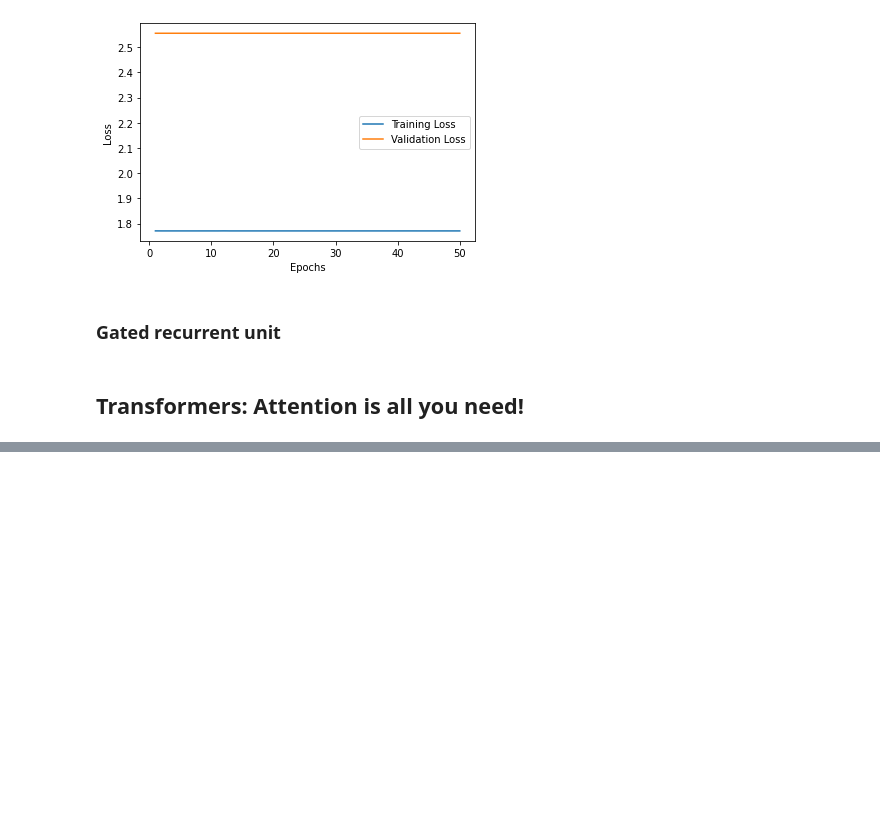
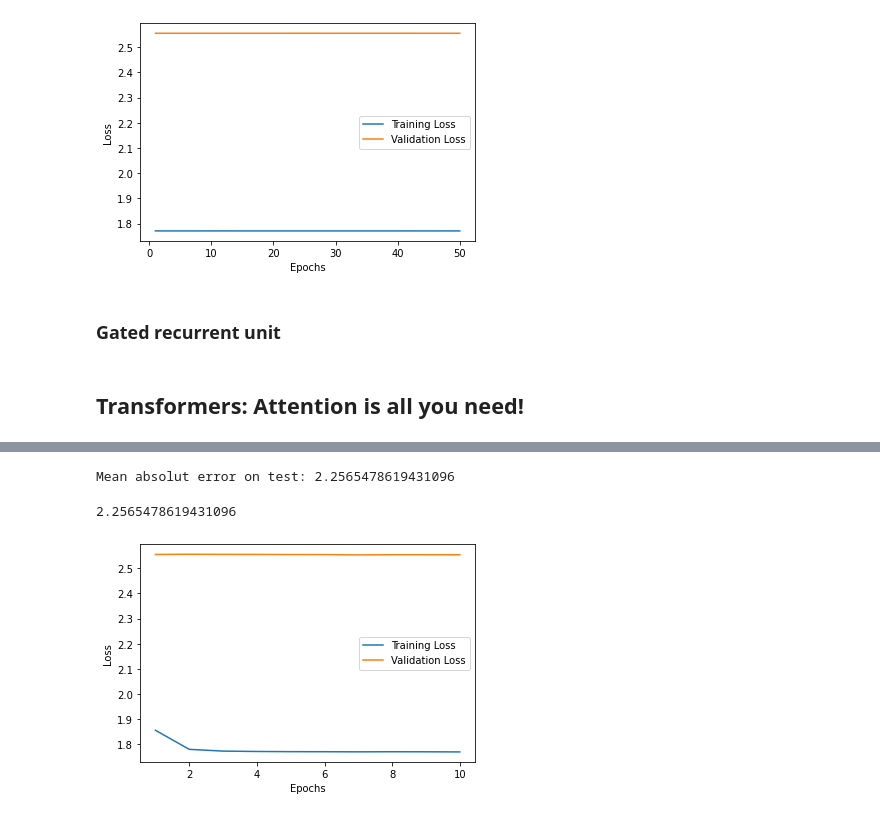
Before and after one commit to TazTornadoo/SigmoidFreud, a Jupyter notebook: Python/Submission/Electricity_price_prediction_5.ipynb, the cells around one changed output, grey strips where cells are left out. Cells and saved outputs as stored; diff of their text form; code cells hidden in the pictures; blank space fills up the shorter version.

```diff
--- a/Python/Submission/Electricity_price_prediction_5.ipynb
+++ b/Python/Submission/Electricity_price_prediction_5.ipynb
@@ -1369,0 +1328,4 @@ plt.show()
+# %%
+X_train_window_size_5 = X_train_window_size_5.drop(['total_hours', 'minutes_4_3', 'minutes_3_2', 'minutes_2_1', 'dlvry_weekend', 'volume_4_3','volume_3_2', 'volume_2_1'], axis=1)
+X_valid_window_size_5 = X_valid_window_size_5.drop(['total_hours', 'minutes_4_3', 'minutes_3_2', 'minutes_2_1', 'dlvry_weekend', 'volume_4_3','volume_3_2', 'volume_2_1'], axis=1)
+X_test_window_size_5 = X_test_window_size_5.drop(['total_hours', 'minutes_4_3', 'minutes_3_2', 'minutes_2_1', 'dlvry_weekend', 'volume_4_3','volume_3_2', 'volume_2_1'], axis=1)
@@ -1369,0 +1381,2 @@ plt.show()
+# %%
+model, model_history = Self_Attention_Dense()
@@ -1369,0 +1404,19 @@ plt.show()
+# %%
+evaluate_model(model, X_test_window_size_5, y_test_window_size_5)
+# %% [output]
+Mean absolut error on test: 2.2565478619431096
+2.2565478619431096
+# %%
+loss_values = model_history.history['loss']
+val_loss_values = model_history.history['val_loss']
+epochs = range(1, len(loss_values)+1)
+
+plt.plot(epochs, loss_values, label='Training Loss')
+plt.plot(epochs, val_loss_values, label='Validation Loss')
+plt.xlabel('Epochs')
+plt.ylabel('Loss')
+plt.legend()
+
+plt.show()
+# %% [output]
+[figure, added]
```
Also changed, not shown: parts of 28 cells of this notebook.
